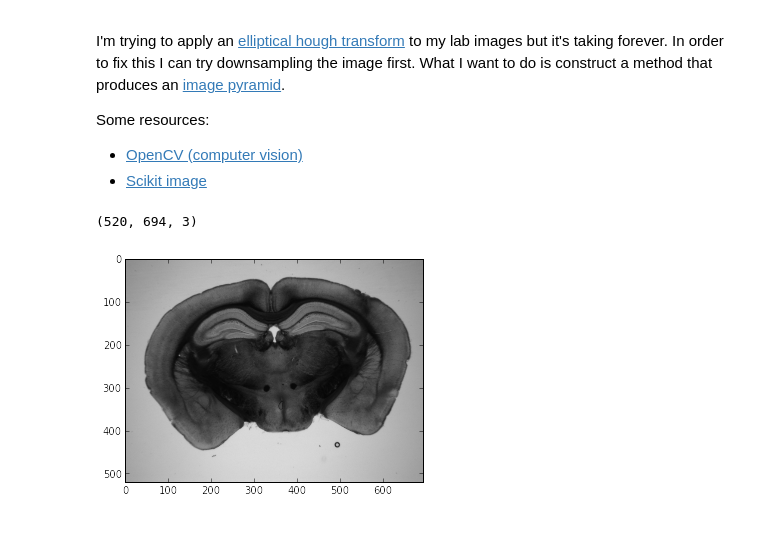
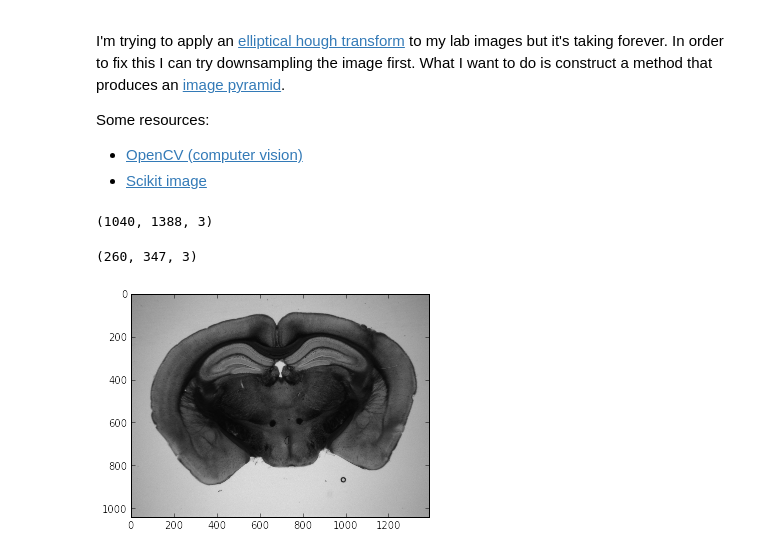
Before and after one commit to ThunderShiviah/AllenBrainAtlasAPI, a Jupyter notebook: notebooks/image_pyramid.ipynb, the cells around one changed output. Drawn from its saved outputs; the diff is of its cells as text; code cells hidden in the pictures.

Commit message:
Updated changelog, modified annotation_align and image pyramid. Added canny_edge, morphological_filtering, and registration to the experimental notebooks directory.

```diff
--- a/notebooks/image_pyramid.ipynb
+++ b/notebooks/image_pyramid.ipynb
@@ -20,19 +20,22 @@ from skimage import data, io, color
 from skimage.transform import pyramid_gaussian
 # %%
 image =  io.imread("../data/img/p1-E6-01b.jpg")
+print image.shape
 
 rows, cols, dim = image.shape
 
-pyramid = tuple(pyramid_gaussian(image, downscale=2))
+pyramid = tuple(pyramid_gaussian(image, downscale=4))
+# %% [output]
+(1040, 1388, 3)
 # %%
 import scipy
 
 fig, ax = plt.subplots()
-ax.imshow(pyramid[1])
+ax.imshow(pyramid[0])
 print(pyramid[1].shape)
 #plt.show()
 
 #scipy.misc.imsave('../data/img/downsampled.jpg', pyramid[1])
 # %% [output]
-(520, 694, 3)
+(260, 347, 3)
-[figure, old version]
+[figure, new version]
```
Also changed, not shown: 3 other files.
